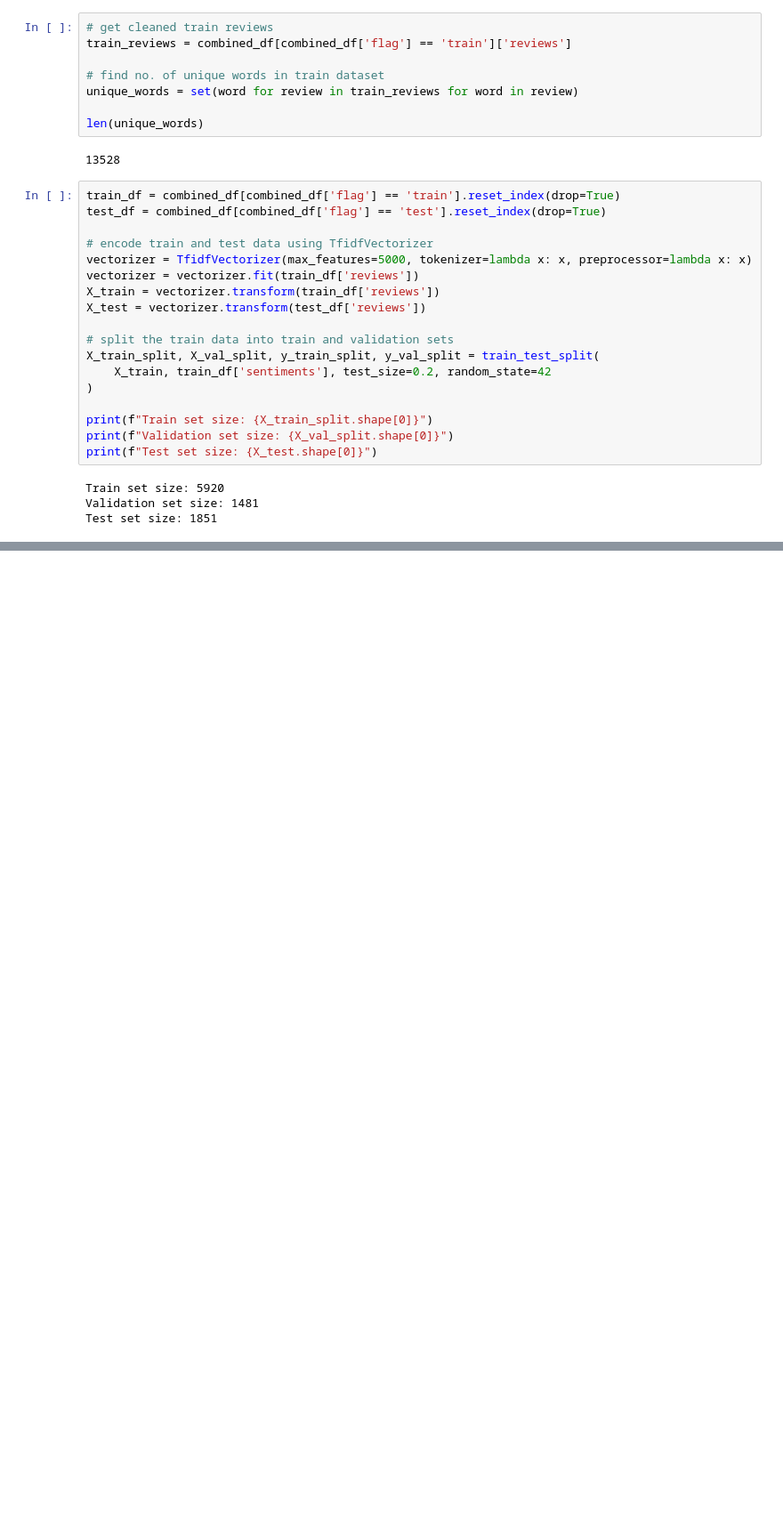
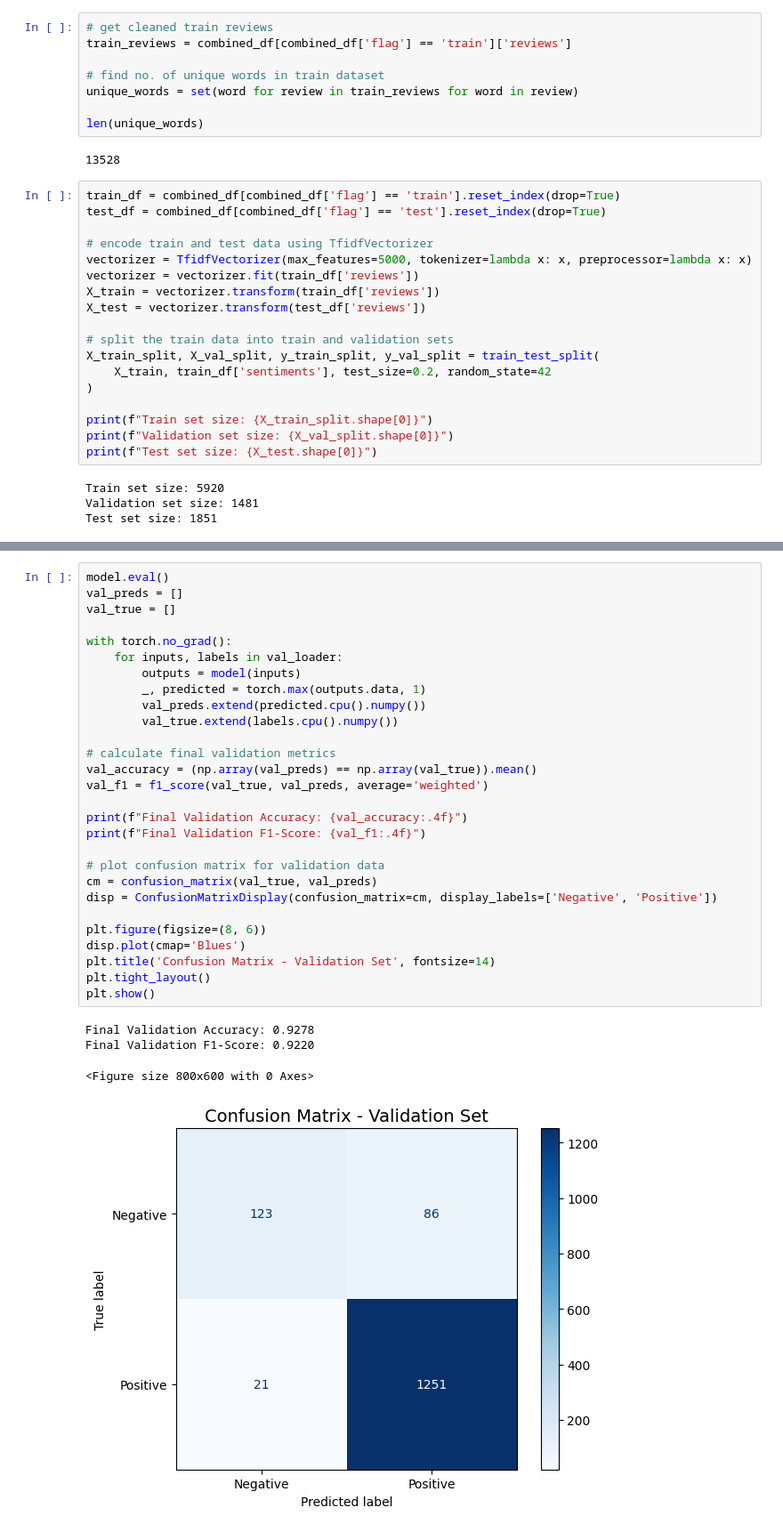
Before and after one commit to ppuimunn/IE4483, a Jupyter notebook: submissions/project_draft.ipynb, the cells around one changed output, grey strips where cells are left out. Shown: that part at 89% size. Saved outputs shown, nothing was run; the diff lists cells and outputs as text; blank space fills up the shorter version.

```diff
--- a/submissions/project_draft.ipynb
+++ b/submissions/project_draft.ipynb
@@ -217,0 +278,33 @@ Epoch 10/10, Loss: 0.0105, Validation Accuracy: 0.9156, Validation F1-score: 0.9
+# %%
+model.eval()
+val_preds = []
+val_true = []
+
+with torch.no_grad():
+    for inputs, labels in val_loader:
+        outputs = model(inputs)
+        _, predicted = torch.max(outputs.data, 1)
+        val_preds.extend(predicted.cpu().numpy())
+        val_true.extend(labels.cpu().numpy())
+
+# calculate final validation metrics
+val_accuracy = (np.array(val_preds) == np.array(val_true)).mean()
+val_f1 = f1_score(val_true, val_preds, average='weighted')
+
+print(f"Final Validation Accuracy: {val_accuracy:.4f}")
+print(f"Final Validation F1-Score: {val_f1:.4f}")
+
+# plot confusion matrix for validation data
+cm = confusion_matrix(val_true, val_preds)
+disp = ConfusionMatrixDisplay(confusion_matrix=cm, display_labels=['Negative', 'Positive'])
+
+plt.figure(figsize=(8, 6))
+disp.plot(cmap='Blues')
+plt.title('Confusion Matrix - Validation Set', fontsize=14)
+plt.tight_layout()
+plt.show()
+# %% [output]
+Final Validation Accuracy: 0.9278
+Final Validation F1-Score: 0.9220
+<Figure size 800x600 with 0 Axes>
+[figure, added]
```
Also changed, not shown: parts of 8 cells of this notebook.
